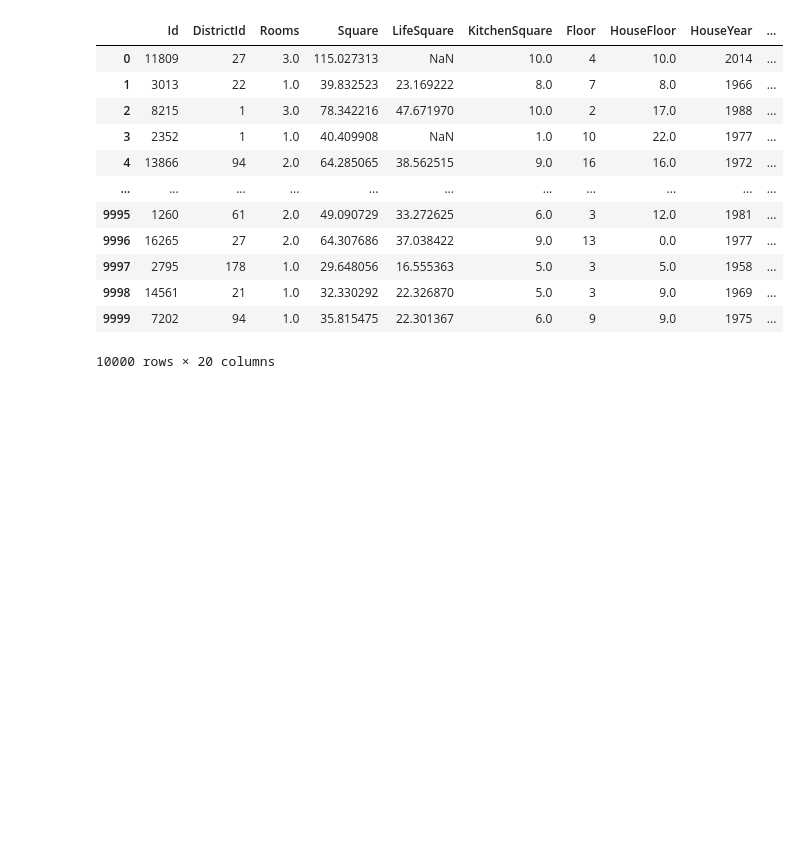
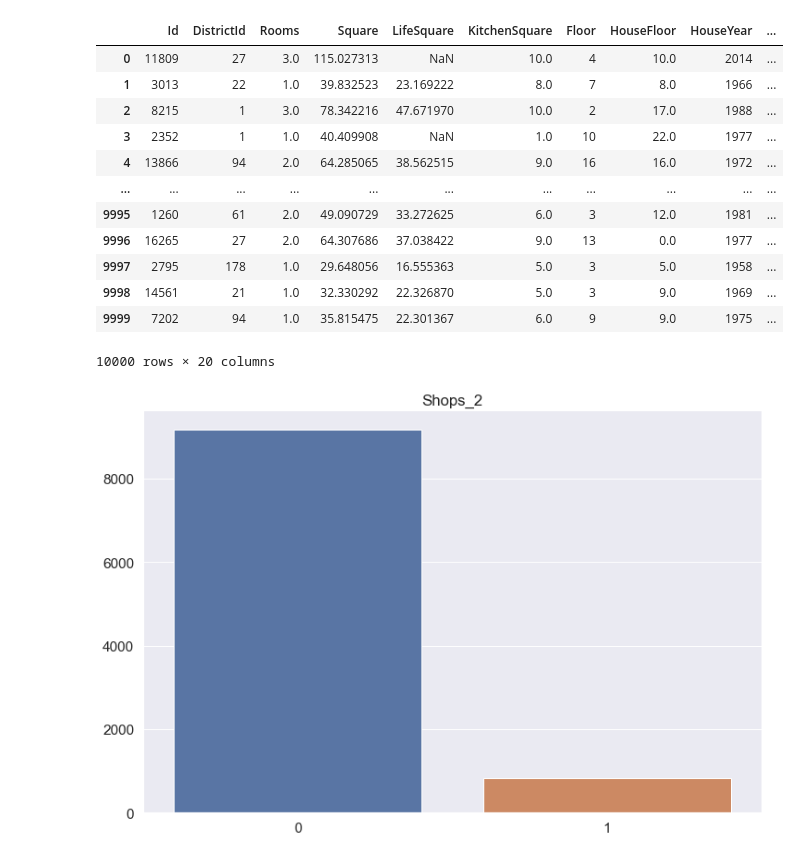
Before and after one commit to NickHlzv/Numpy-Pandas-Scikit, a Jupyter notebook: Course/Course.ipynb, the cells around one changed output. Cells and saved outputs as stored; diff of their text form; code cells hidden in the pictures; blank space fills up the shorter version.

```diff
--- a/Course/Course.ipynb
+++ b/Course/Course.ipynb
@@ -426,14 +420,0 @@ CategoricalDtype(categories=['A', 'B'], ordered=False)
-# %%
-# Создание числовых признаков для категориальных переменных
-def class_to_int(data_frame, feature):
-    if data_frame[feature].dtype == 'category':
-        data_frame[feature + '_binary'] = 0
-        data_frame.loc[data_frame[feature] == 'A', feature + '_binary'] = 1
-        data_frame.loc[data_frame[feature] == 'B', feature + '_binary'] = 0
-    else:
-        print('Функция работает только с категориальными переменными в рамках датасета')
-
-class_to_int(df, 'Ecology_2')
-class_to_int(df, 'Ecology_3')
-class_to_int(df, 'Shops_2')
-df = df.drop(['Ecology_2', 'Ecology_3', 'Shops_2'], axis=1)
@@ -453,3 +482,7 @@ df
 | 9998 | 14561 | 21 | 1.0 | 32.330292 | 22.326870 | 5.0 | 3 | 9.0 | 1969 | ... |
 | 9999 | 7202 | 94 | 1.0 | 35.815475 | 22.301367 | 6.0 | 9 | 9.0 | 1975 | ... |
 10000 rows × 20 columns
+# %%
+counts_bar(df, 'Shops_2')
+# %% [output]
+[figure, added]
```
Also changed, not shown: parts of 22 cells of this notebook.
